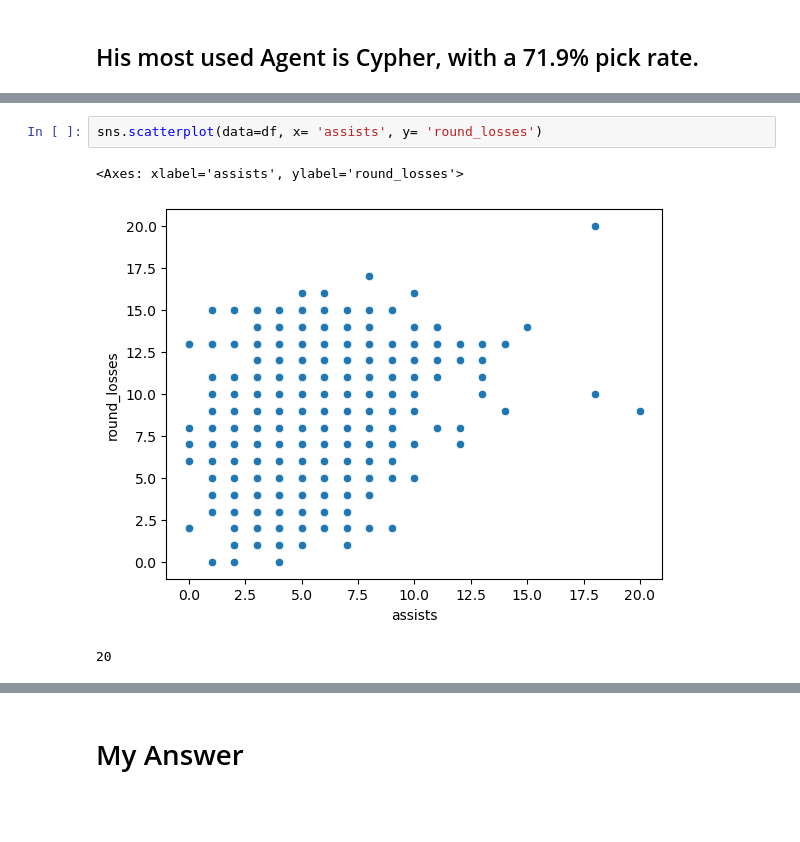
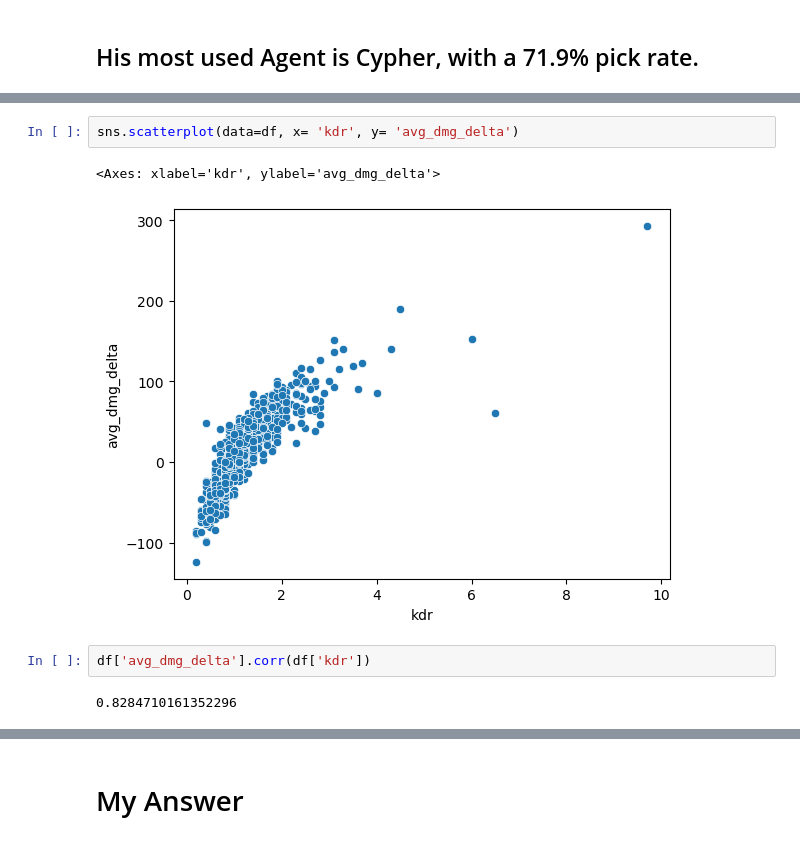
Before and after one commit to whoshilo/AI, a Jupyter notebook: Semester 1/Final/HardstuckDiamond1itischamp.ipynb, the cells around one changed output, grey strips where cells are left out. Saved outputs shown, nothing was run; the diff lists cells and outputs as text; blank space fills up the shorter version.

```diff
--- a/Semester 1/Final/HardstuckDiamond1itischamp.ipynb
+++ b/Semester 1/Final/HardstuckDiamond1itischamp.ipynb
@@ -78,8 +91,9 @@ Name: proportion, dtype: float64
 # %%
-sns.scatterplot(data=df, x= 'assists', y= 'round_losses')
+sns.scatterplot(data=df, x= 'kdr', y= 'avg_dmg_delta')
 # %% [output]
-<Axes: xlabel='assists', ylabel='round_losses'>
+<Axes: xlabel='kdr', ylabel='avg_dmg_delta'>
-[figure, old version]
+[figure, new version]
 # %%
+df['avg_dmg_delta'].corr(df['kdr'])
 # %% [output]
-20
+0.8284710161352296
```
Also changed, not shown: parts of 9 cells of this notebook.
